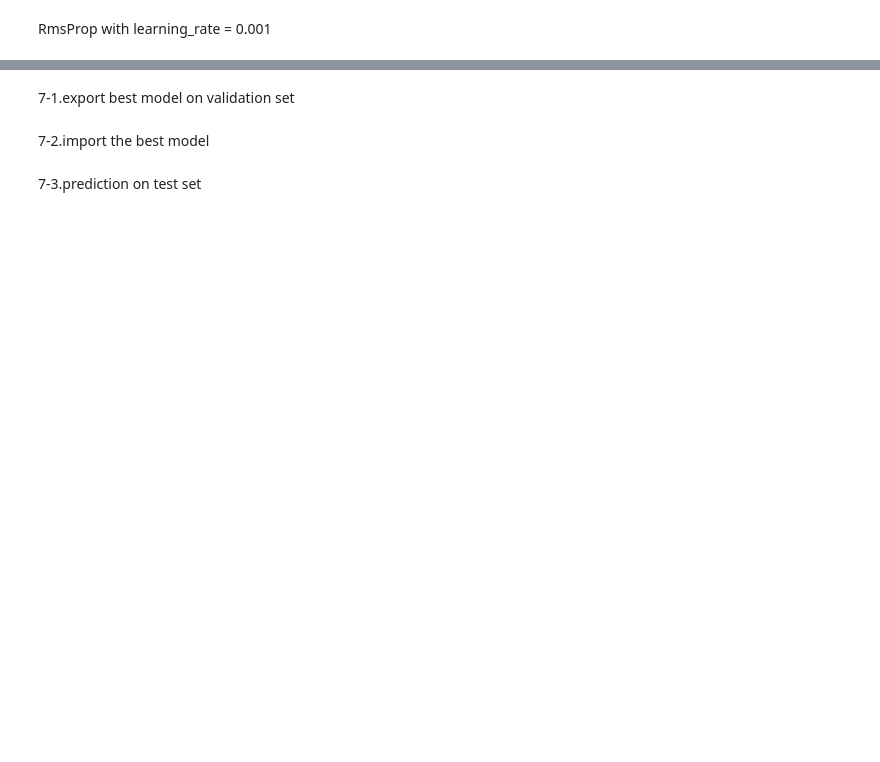
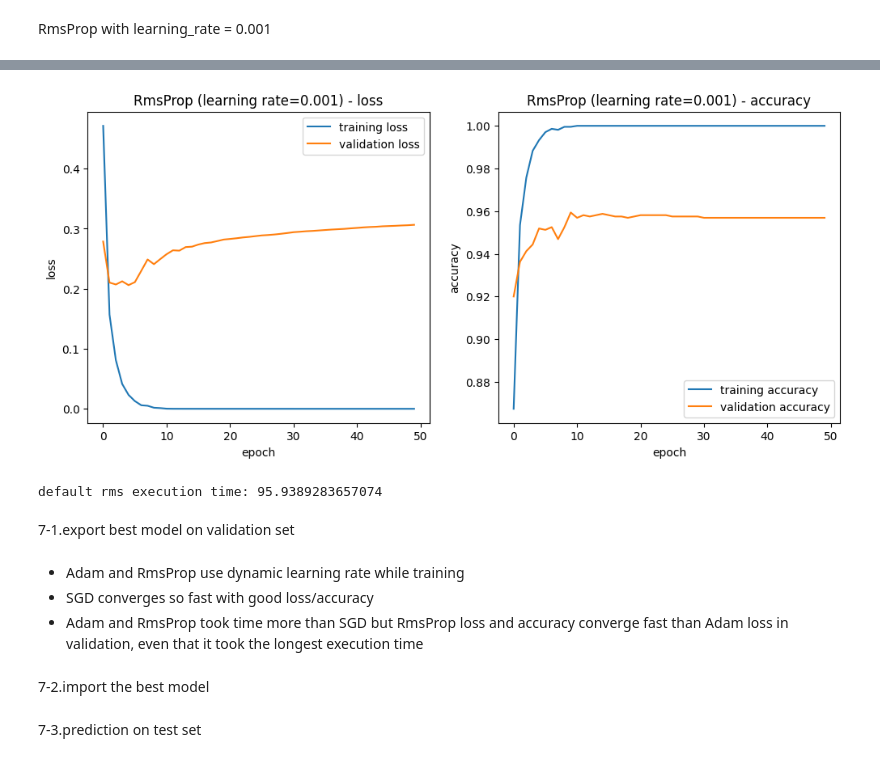
Before and after one commit to amaliahm/deep_learning_tps, a Jupyter notebook: tp2/tp2.ipynb, the cells around one changed output, grey strips where cells are left out. Cells and saved outputs as stored; diff of their text form; code cells hidden in the pictures; blank space fills up the shorter version.

```diff
--- a/tp2/tp2.ipynb
+++ b/tp2/tp2.ipynb
@@ -452,0 +578,9 @@ sgd_time = sgd_time_end - sgd_time_start
+# %%
+default_rms_model = define_sequantial_model()
+
+default_rms_time_start = time.time()
+default_rms_model.compile(optimizer=RMSprop(learning_rate=0.001), loss='categorical_crossentropy', metrics=['accuracy'])
+default_rms_history = training_sequantial_model_no_batch_size(default_rms_model)
+default_rms_time_end = time.time()
+
+default_rms_time = default_rms_time_end - default_rms_time_start
@@ -453,2 +605,14 @@ sgd_time = sgd_time_end - sgd_time_start
+# %%
+plot_learning_curves(default_rms_history, 'RmsProp (learning rate=0.001)')
+# %% [output]
+[figure, added]
+# %%
+print('default rms execution time:', default_rms_time)
+# %% [output]
+default rms execution time: 95.9389283657074
 # %% [markdown]
 7-1.export best model on validation set
+# %% [markdown]
+- Adam and RmsProp use dynamic learning rate while training
+- SGD converges so fast with good loss/accuracy
+- Adam and RmsProp took time more than SGD but RmsProp loss and accuracy converge fast than Adam loss in validation, even that it took the longest execution time
```
Also changed, not shown: parts of 24 cells of this notebook, 1 other file.
